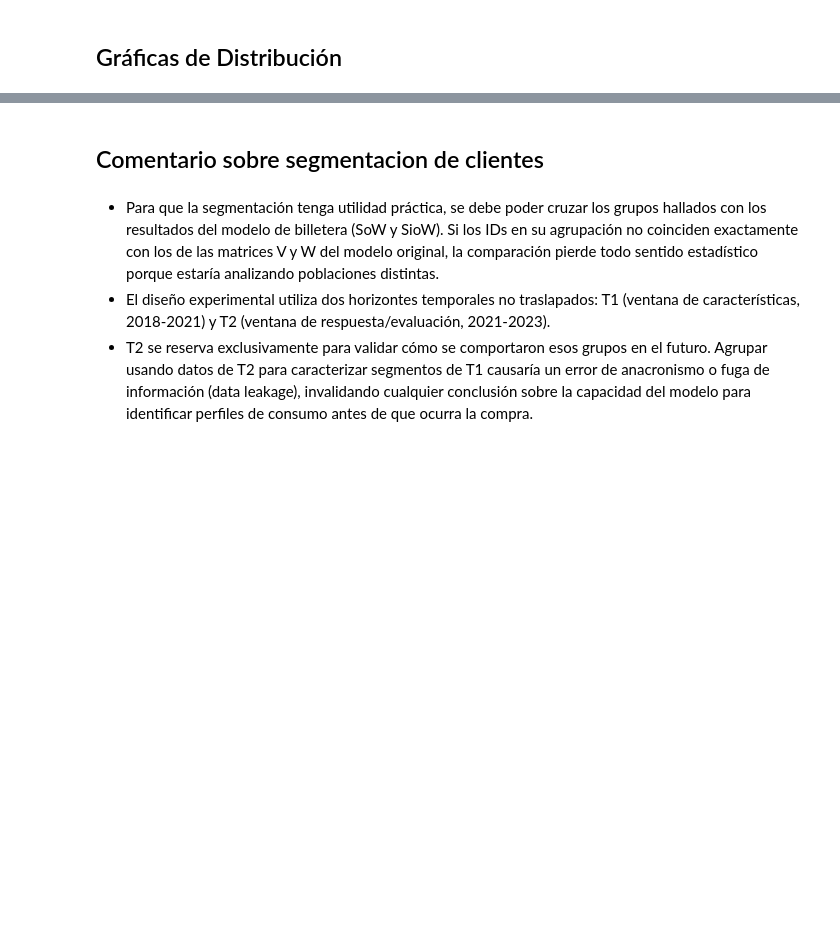
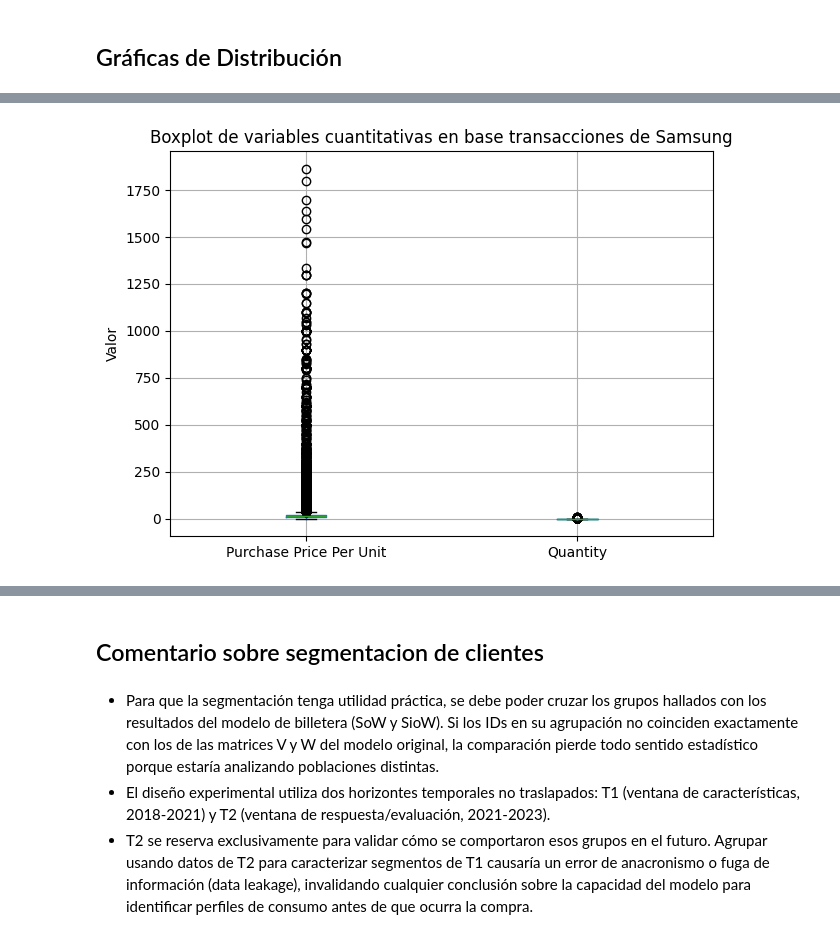
Before and after one commit to Th-msc-data-2026-ujav/Segmentacion-de-clientes-Samsung-SioW-SoW-y-Pow, a Jupyter notebook: segmentacion de clientes/segmentacion_clientes.ipynb, the cells around one changed output, grey strips where cells are left out. Cells and saved outputs as stored; diff of their text form; code cells hidden in the pictures; blank space fills up the shorter version.

```diff
--- a/segmentacion de clientes/segmentacion_clientes.ipynb
+++ b/segmentacion de clientes/segmentacion_clientes.ipynb
@@ -765,11 +879,13 @@ plt.show()
 # %%
 
 cols = ["Purchase Price Per Unit", "Quantity"]
 
 purchases_samsung[cols].boxplot(figsize=(7, 5))
-plt.title("Boxplot de dos columnas")
+plt.title("Boxplot de variables cuantitativas en base transacciones de Samsung")
 plt.ylabel("Valor")
 plt.show()
+# %% [output]
+[figure, added]
 # %%
 cols = ["Purchase Price Per Unit", "Quantity"]
 
```
Also changed, not shown: parts of 72 cells of this notebook.
